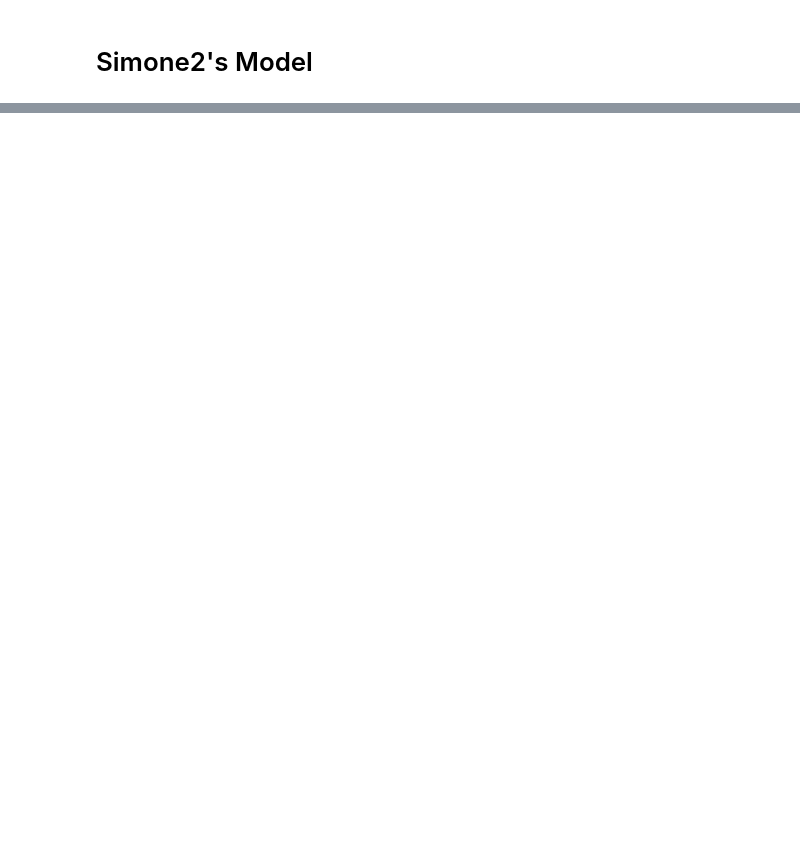
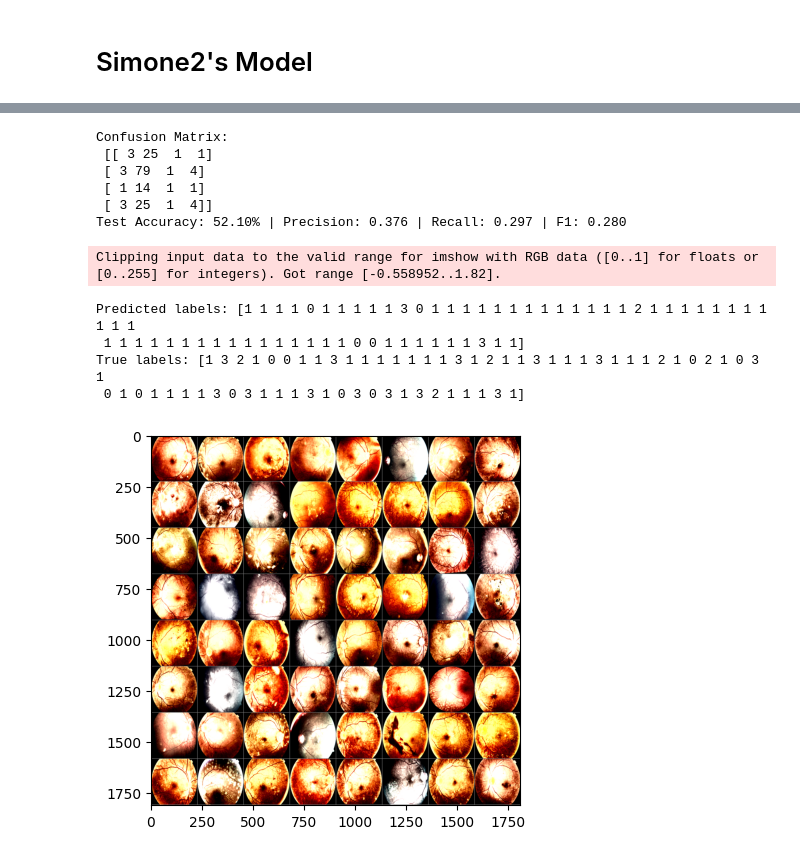
Before and after one commit to filippo-pilutti/DiabeticRetinopathyImageClassification, a Jupyter notebook: DiabeticRetinopathyImageClassification.ipynb, the cells around one changed output, grey strips where cells are left out. Saved outputs shown, nothing was run; the diff lists cells and outputs as text; code cells hidden in the pictures; blank space fills up the shorter version.

Commit message:
Fix errors for 4-class classification and subset_loader

```diff
--- a/DiabeticRetinopathyImageClassification.ipynb
+++ b/DiabeticRetinopathyImageClassification.ipynb
@@ -771,21 +829,9 @@ def create_subset_loader(train_labels, train_set):
 # Error with subset loader, beacuse now it has consider that binary classification only has 2 classes, and multiclass only has 4.
 # So we would need to update the method create_subset_loader to address that
 if use_subset_loader == 1:
-    loader_selected_binary = create_subset_loader(train_labels = labels_train_binary, train_set = train_set_binary)
-    loader_selected_four_classes = create_subset_loader(train_labels = labels_train_four_classes, train_set = train_set_four_classes)
+    #loader_selected_binary = create_subset_loader(train_labels = labels_train_binary, train_set = train_set_binary, num_classes = 2, samples_per_class = 700)
+    loader_selected_binary = train_loader_binary
+    loader_selected_four_classes = create_subset_loader(train_labels = labels_train_four_classes, train_set = train_set_four_classes, num_classes = 4, samples_per_class = 600)
 else:
     loader_selected_binary = train_loader_binary
     loader_selected_four_classes = train_loader_four_classes
-# %%
-if use_subset_loader == 1:
-    labels_check = []
-    for _, label in loader_selected_binary:
-        labels_check.append(int(label))
-
-    print("Class distribution in binary subset:", Counter(labels_check))
-
-    labels_check = []
-    for _, label in loader_selected_four_classes:
-        labels_check.append(int(label))
-
-    print("Class distribution in four classes subset:", Counter(labels_check))
@@ -2045,11 +2342,11 @@ class Simone2(nn.Module):
             nn.Conv2d(64,128,3,padding=1),  nn.BatchNorm2d(128), nn.ReLU(),
             nn.MaxPool2d(2)
         )
-        self.gap = nn.AdaptiveAvgPool2d(10)  # output: (B,128,1,1)
+        self.gap = nn.AdaptiveAvgPool2d(30)  # output: (B,128,1,1)
         self.head = nn.Sequential(
             nn.Flatten(),
             nn.Dropout(0.3),
-            nn.Linear(128*10*10, 128),
+            nn.Linear(128*30*30, 128),
             nn.ReLU(),
             nn.Dropout(0.3),
             nn.Linear(128, 4)
@@ -2066,12 +2398,14 @@ summary(model_simone2, input_size=(batch_size, 3, img_size, img_size))
 # %%
 history, model_simone2 = train_model(
     model = model_simone2,
-    train_loader = train_loader_four_classes,
+    train_loader = loader_selected_four_classes,
     val_loader = val_loader_four_classes,
     criterion_name = "crossentropy",
     optimizer_name = "adam",
-    num_epochs = 5,
+    num_epochs = 15,
     device = device,
     scheduler_name="",
-    lr=1e-3
+    lr=1e-3,
+    model_output_binary=False,
+    verbose=True
 )
@@ -2080,21 +2442,34 @@ plot_history(history = history)
 # %%
 metrics, cm = evaluate_model(
-    model,
+    model_simone2,
     test_loader_four_classes,
     show_confusion=True
 )
 
 # Make predictions on a few sample images
 sample_images, sample_labels = next(iter(test_loader_four_classes))
 sample_images = sample_images.to(device) # Move sample_images to the same device as the model
 sample_preds = model_simone2(sample_images)
 sample_preds_labels = torch.argmax(sample_preds, dim=1).cpu().numpy() # Move predictions back to CPU for numpy conversion
 
 
 print("Predicted labels:", sample_preds_labels)
 print("True labels:", sample_labels.numpy())
 
 imshow(torchvision.utils.make_grid(sample_images.cpu())) # Move images back to CPU for imshow
+# %% [output]
+Confusion Matrix:
+ [[ 3 25  1  1]
+ [ 3 79  1  4]
+ [ 1 14  1  1]
+ [ 3 25  1  4]]
+Test Accuracy: 52.10% | Precision: 0.376 | Recall: 0.297 | F1: 0.280
+Clipping input data to the valid range for imshow with RGB data ([0..1] for floats or [0..255] for integers). Got range [-0.558952..1.82].
+Predicted labels: [1 1 1 1 0 1 1 1 1 1 3 0 1 1 1 1 1 1 1 1 1 1 1 1 1 2 1 1 1 1 1 1 1 1 1 1 1
+ 1 1 1 1 1 1 1 1 1 1 1 1 1 1 1 1 0 0 1 1 1 1 1 1 3 1 1]
+True labels: [1 3 2 1 0 0 1 1 3 1 1 1 1 1 1 1 3 1 2 1 1 3 1 1 1 3 1 1 1 2 1 0 2 1 0 3 1
+ 0 1 0 1 1 1 1 3 0 3 1 1 1 3 1 0 3 0 3 1 3 2 1 1 1 3 1]
+[figure, added]
 # %%
 cleanup_torch_env("model_simone2")
 # %%
```
Also changed, not shown: parts of 29 cells of this notebook.
